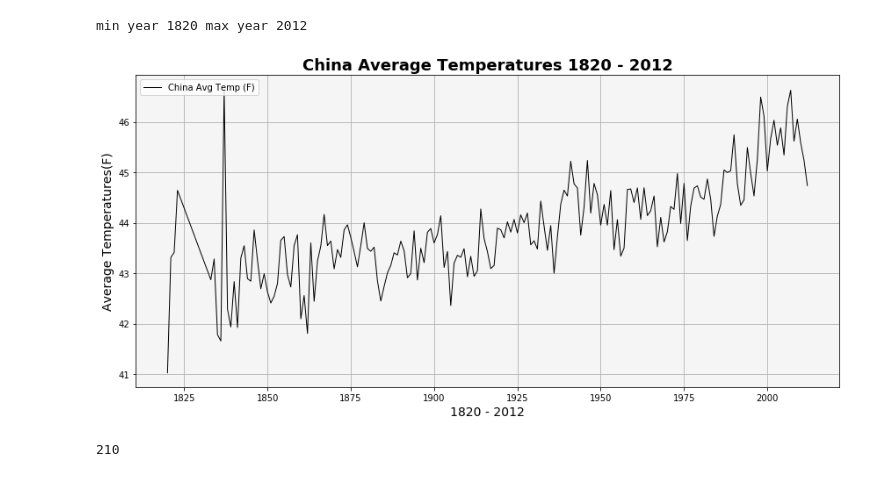
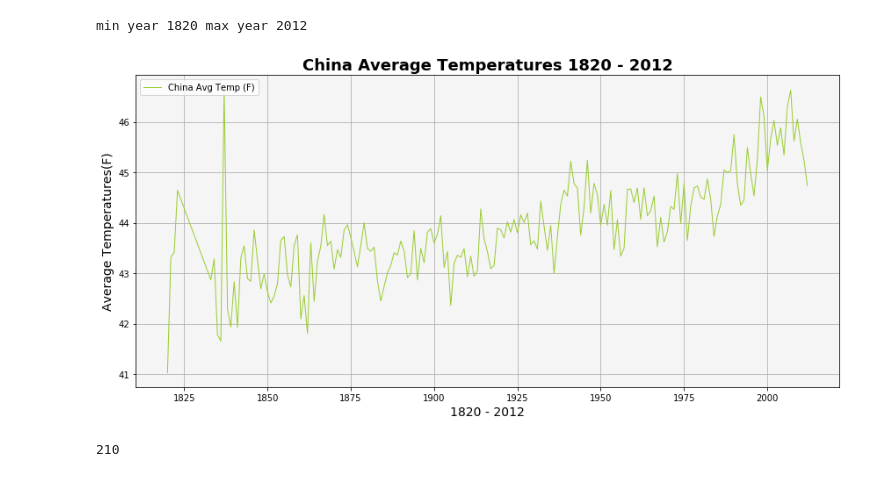
Before and after one commit to chrisg4github/Project-GW, a Jupyter notebook: GW_Plotting/GW_Plotting.ipynb, the cells around one changed output. Saved outputs shown, nothing was run; the diff lists cells and outputs as text; code cells hidden in the pictures.

```diff
--- a/GW_Plotting/GW_Plotting.ipynb
+++ b/GW_Plotting/GW_Plotting.ipynb
@@ -394,34 +451,34 @@ min year 1820 max year 2012
 # %%
 # Dependencies
 from matplotlib.figure import Figure
 import matplotlib.pyplot as plt
 import pandas as pd
 import numpy as np
 import datetime as dt
 from datetime import datetime, date, time
 import matplotlib.dates as mdates
 
 fig = plt.figure(figsize=(12,6))
 ax = fig.add_subplot(111)
 
 x_axis = gltc8_df["year"]
 y_axis = gltc8_df["avg_yly_tmp_f"]
 
 ax.set_title("China Average Temperatures 1820 - 2012", weight='bold').set_fontsize('18')
 ax.set_xlabel("1820 - 2012").set_fontsize('14')
 ax.set_ylabel("Average Temperatures(F)").set_fontsize('14')
 
 ax.grid(True)
 ax.set_facecolor("whitesmoke")
-ax.plot(x_axis, y_axis, color="black", linewidth= 1)
+ax.plot(x_axis, y_axis, color="yellowgreen", linewidth= 1)
 
 ax.legend(["China Avg Temp (F)"], loc="upper left")
 
 plt.tight_layout()
 plt.savefig("./images/1820-2012_china_temp_chart.png")
 plt.show()
 # %% [output]
-[figure, old version]
+[figure, new version]
 # %%
 # Set the index to the date column for pandas df.plot()
 gltc9_df = gltc_df.loc[gltc_df["country"] == "India"]
```
Also changed, not shown: parts of 21 cells of this notebook, 57 other files.
